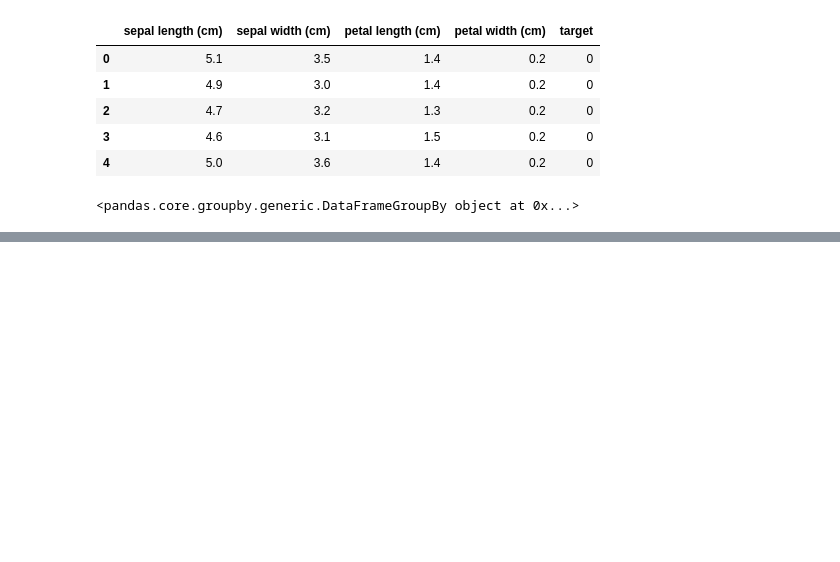
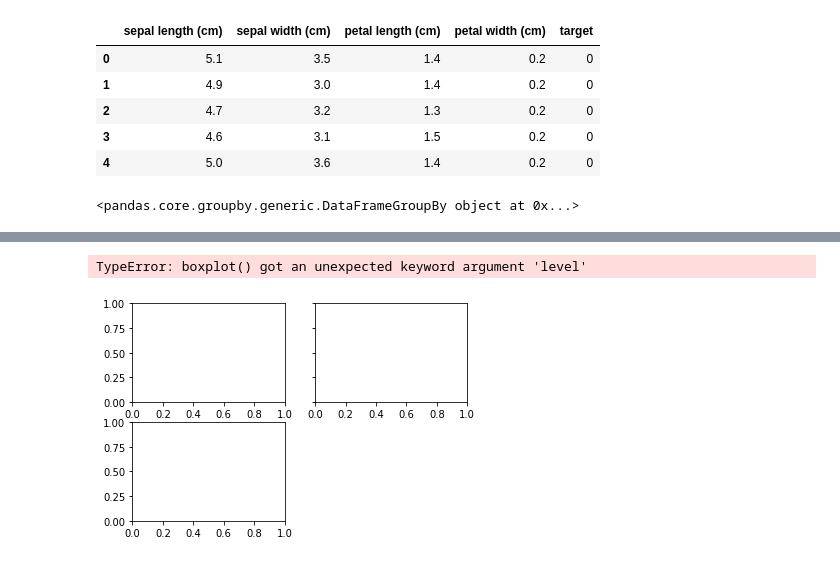
Before and after one commit to willseff/TeamTreehouse, a Jupyter notebook: Matplotlib/Matplotlib.ipynb, the cells around one changed output, grey strips where cells are left out. Saved outputs shown, nothing was run; the diff lists cells and outputs as text; code cells hidden in the pictures; blank space fills up the shorter version.

```diff
--- a/Matplotlib/Matplotlib.ipynb
+++ b/Matplotlib/Matplotlib.ipynb
@@ -67,0 +88,8 @@ print(groups)
+# %%
+
+groups = iris_df.groupby('target')
+groups.__class__.__name__
+groups.boxplot(level = 'target')
+# %% [output]
+TypeError: boxplot() got an unexpected keyword argument 'level'
+[figure, added]
```
Also changed, not shown: parts of 2 cells of this notebook, 4 other files.
